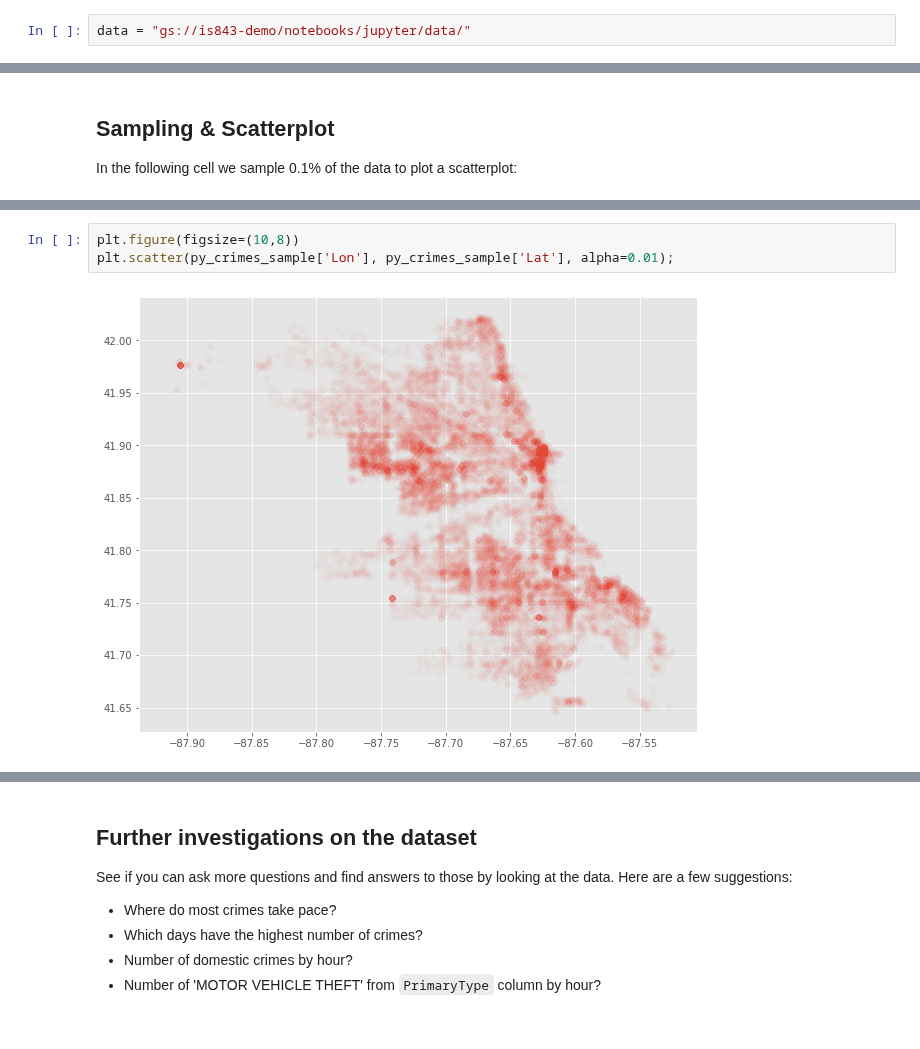
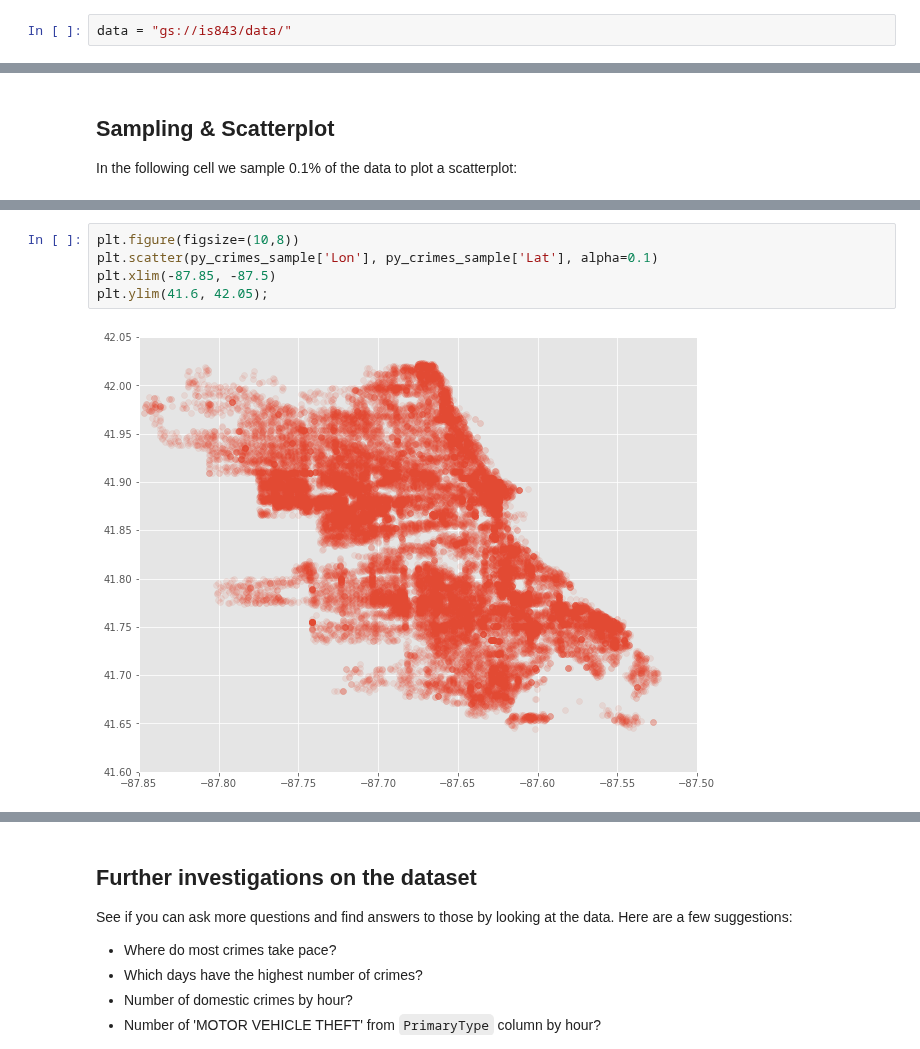
Before and after one commit to soltaniehha/Big-Data-Analytics-for-Business, a Jupyter notebook: 08-EDA-and-Data-Sources/01-EDA.ipynb, the cells around one changed output, grey strips where cells are left out. Drawn from its saved outputs; the diff is of its cells as text; blank space fills up the shorter version.

Commit message:
updated the EDA notebook

```diff
--- a/08-EDA-and-Data-Sources/01-EDA.ipynb
+++ b/08-EDA-and-Data-Sources/01-EDA.ipynb
@@ -3,7 +3,7 @@
 # %% [markdown]
 Update the bucket name to your own:
 # %%
-data = "gs://is843-demo/notebooks/jupyter/data/"
+data = "gs://is843/data/"
 # %% [markdown]
 # Exploratory Data Analysis or Data Profiling
 
@@ -485,8 +498,10 @@ py_crimes_sample.head()
 # %%
 plt.figure(figsize=(10,8))
-plt.scatter(py_crimes_sample['Lon'], py_crimes_sample['Lat'], alpha=0.01);
+plt.scatter(py_crimes_sample['Lon'], py_crimes_sample['Lat'], alpha=0.1)
+plt.xlim(-87.85, -87.5)
+plt.ylim(41.6, 42.05);
 # %% [output]
-[figure, old version]
+[figure, new version]
 # %% [markdown]
 <img src="https://github.com/soltaniehha/Big-Data-Analytics-for-Business/blob/master/figs/07-01-Chicago.png?raw=true" width="600" align="left"/>
 # %% [markdown]
```
Also changed, not shown: parts of 23 cells of this notebook.
